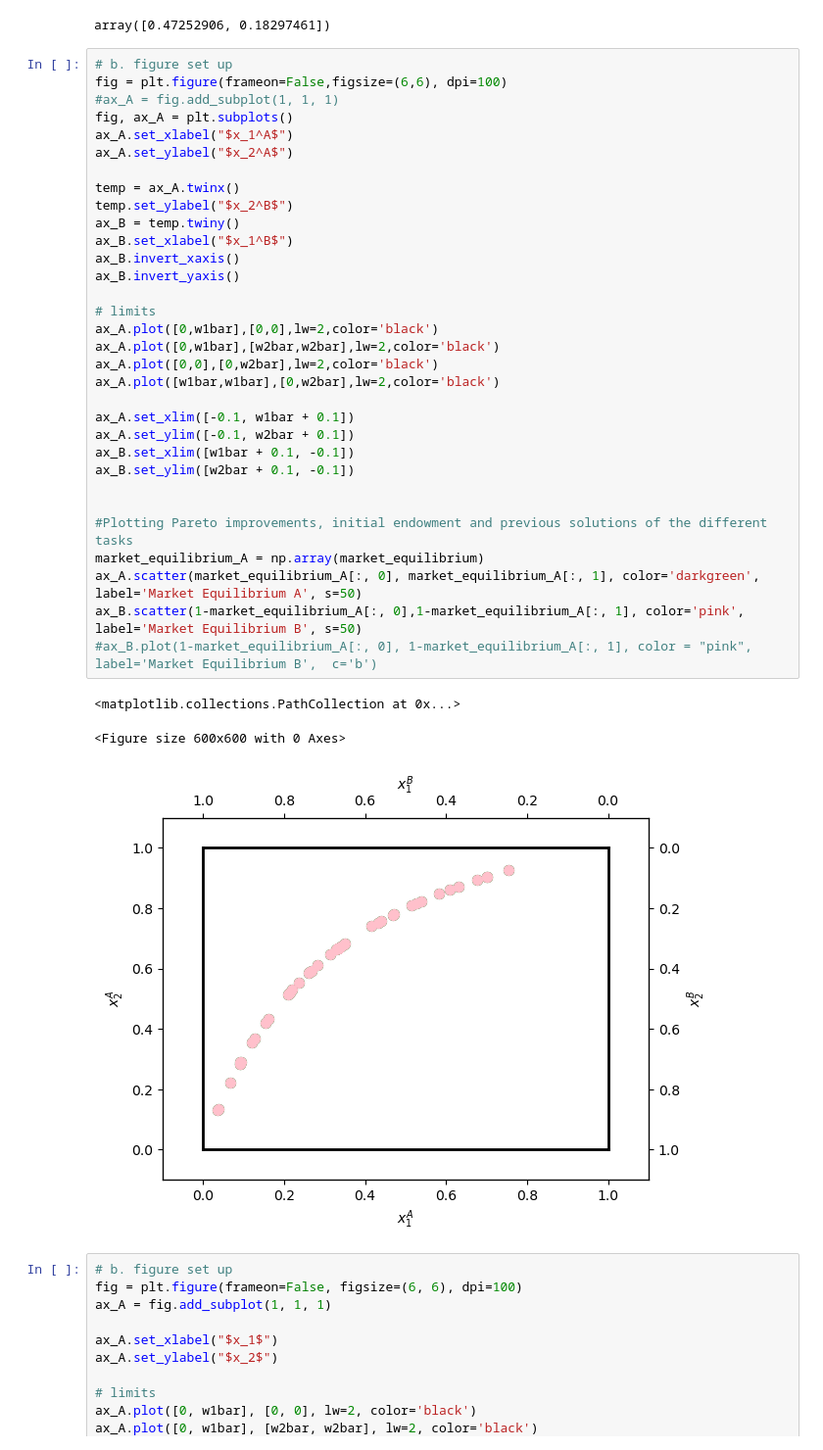
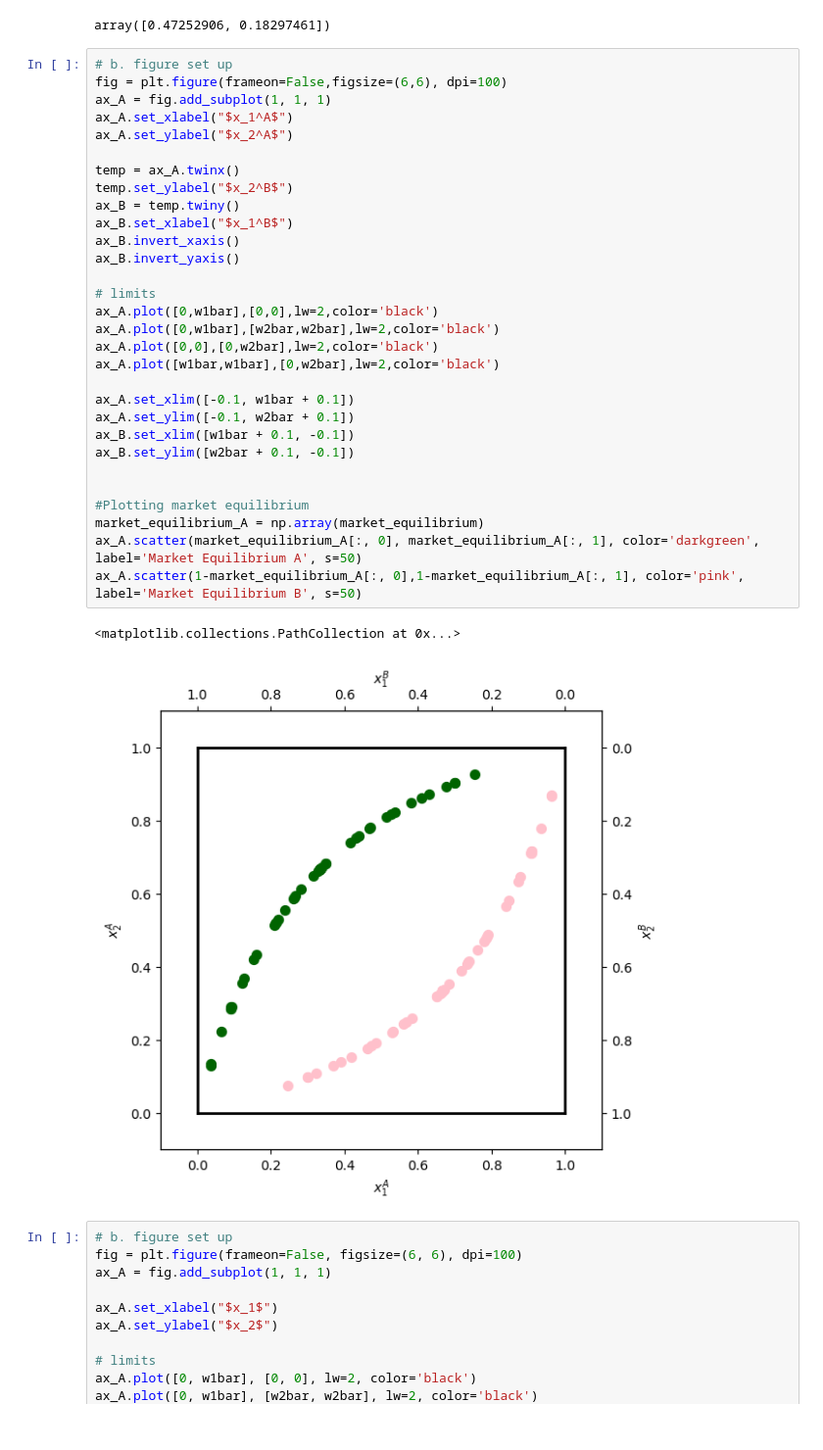
Before and after one commit to NumEconCopenhagen/projects-2024-darja-eloise-christian, a Jupyter notebook: inauguralproject/darja_work.ipynb, the cells around one changed output. Shown at 98% size. Cells and saved outputs as stored; diff of their text form.

```diff
--- a/inauguralproject/darja_work.ipynb
+++ b/inauguralproject/darja_work.ipynb
@@ -742,39 +742,36 @@ array([0.47252906, 0.18297461])
 # %%
 # b. figure set up
 fig = plt.figure(frameon=False,figsize=(6,6), dpi=100)
-#ax_A = fig.add_subplot(1, 1, 1)
-fig, ax_A = plt.subplots()
+ax_A = fig.add_subplot(1, 1, 1)
 ax_A.set_xlabel("$x_1^A$")
 ax_A.set_ylabel("$x_2^A$")
 
 temp = ax_A.twinx()
 temp.set_ylabel("$x_2^B$")
 ax_B = temp.twiny()
 ax_B.set_xlabel("$x_1^B$")
 ax_B.invert_xaxis()
 ax_B.invert_yaxis()
 
 # limits
 ax_A.plot([0,w1bar],[0,0],lw=2,color='black')
 ax_A.plot([0,w1bar],[w2bar,w2bar],lw=2,color='black')
 ax_A.plot([0,0],[0,w2bar],lw=2,color='black')
 ax_A.plot([w1bar,w1bar],[0,w2bar],lw=2,color='black')
 
 ax_A.set_xlim([-0.1, w1bar + 0.1])
 ax_A.set_ylim([-0.1, w2bar + 0.1])
 ax_B.set_xlim([w1bar + 0.1, -0.1])
 ax_B.set_ylim([w2bar + 0.1, -0.1])
 
 
-#Plotting Pareto improvements, initial endowment and previous solutions of the different tasks
+#Plotting market equilibrium
 market_equilibrium_A = np.array(market_equilibrium)
 ax_A.scatter(market_equilibrium_A[:, 0], market_equilibrium_A[:, 1], color='darkgreen', label='Market Equilibrium A', s=50)
-ax_B.scatter(1-market_equilibrium_A[:, 0],1-market_equilibrium_A[:, 1], color='pink', label='Market Equilibrium B', s=50)
-#ax_B.plot(1-market_equilibrium_A[:, 0], 1-market_equilibrium_A[:, 1], color = "pink", label='Market Equilibrium B',  c='b')
+ax_A.scatter(1-market_equilibrium_A[:, 0],1-market_equilibrium_A[:, 1], color='pink', label='Market Equilibrium B', s=50)
 # %% [output]
 <matplotlib.collections.PathCollection at 0x...>
-<Figure size 600x600 with 0 Axes>
-[figure, old version]
+[figure, new version]
 # %%
 # b. figure set up
 fig = plt.figure(frameon=False, figsize=(6, 6), dpi=100)
```
